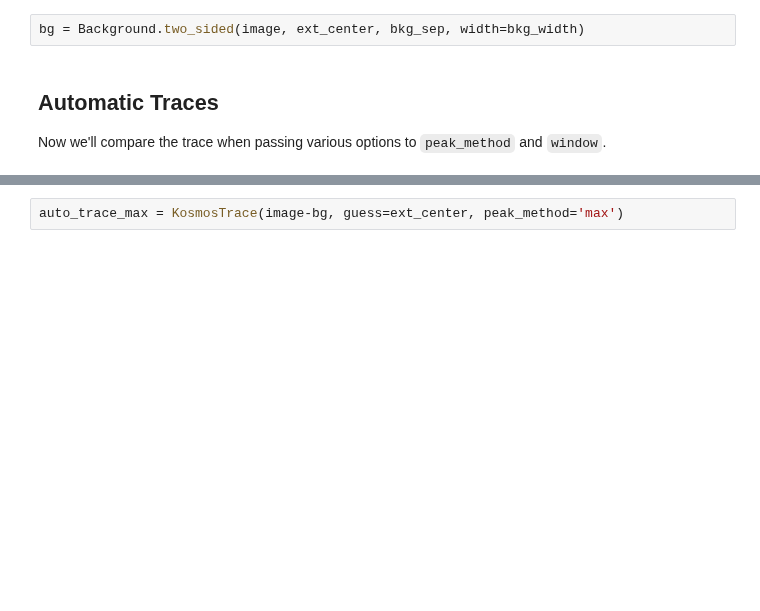
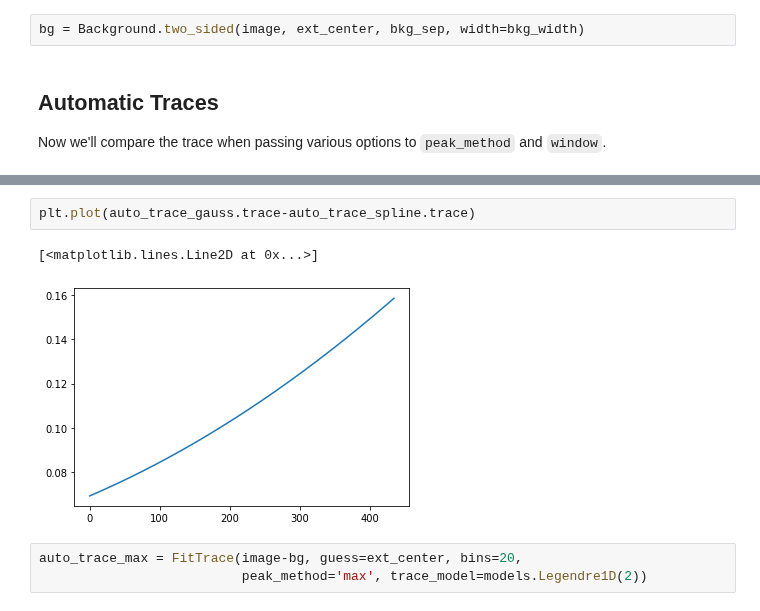
Before and after one commit to astropy/specreduce, a Jupyter notebook: notebook_sandbox/jwst_boxcar/tracing_options.ipynb, the cells around one changed output, grey strips where cells are left out. Saved outputs shown, nothing was run; the diff lists cells and outputs as text; blank space fills up the shorter version.

```diff
--- a/notebook_sandbox/jwst_boxcar/tracing_options.ipynb
+++ b/notebook_sandbox/jwst_boxcar/tracing_options.ipynb
@@ -72,3 +78,9 @@ plt.plot(auto_trace.trace-auto_trace_window.trace)
+# %%
+plt.plot(auto_trace_gauss.trace-auto_trace_spline.trace)
+# %% [output]
+[<matplotlib.lines.Line2D at 0x...>]
+[figure, added]
 # %%
-auto_trace_max = KosmosTrace(image-bg, guess=ext_center, peak_method='max')
+auto_trace_max = FitTrace(image-bg, guess=ext_center, bins=20,
+                          peak_method='max', trace_model=models.Legendre1D(2))
 # %%
```
Also changed, not shown: parts of 11 cells of this notebook, 7 other files.
